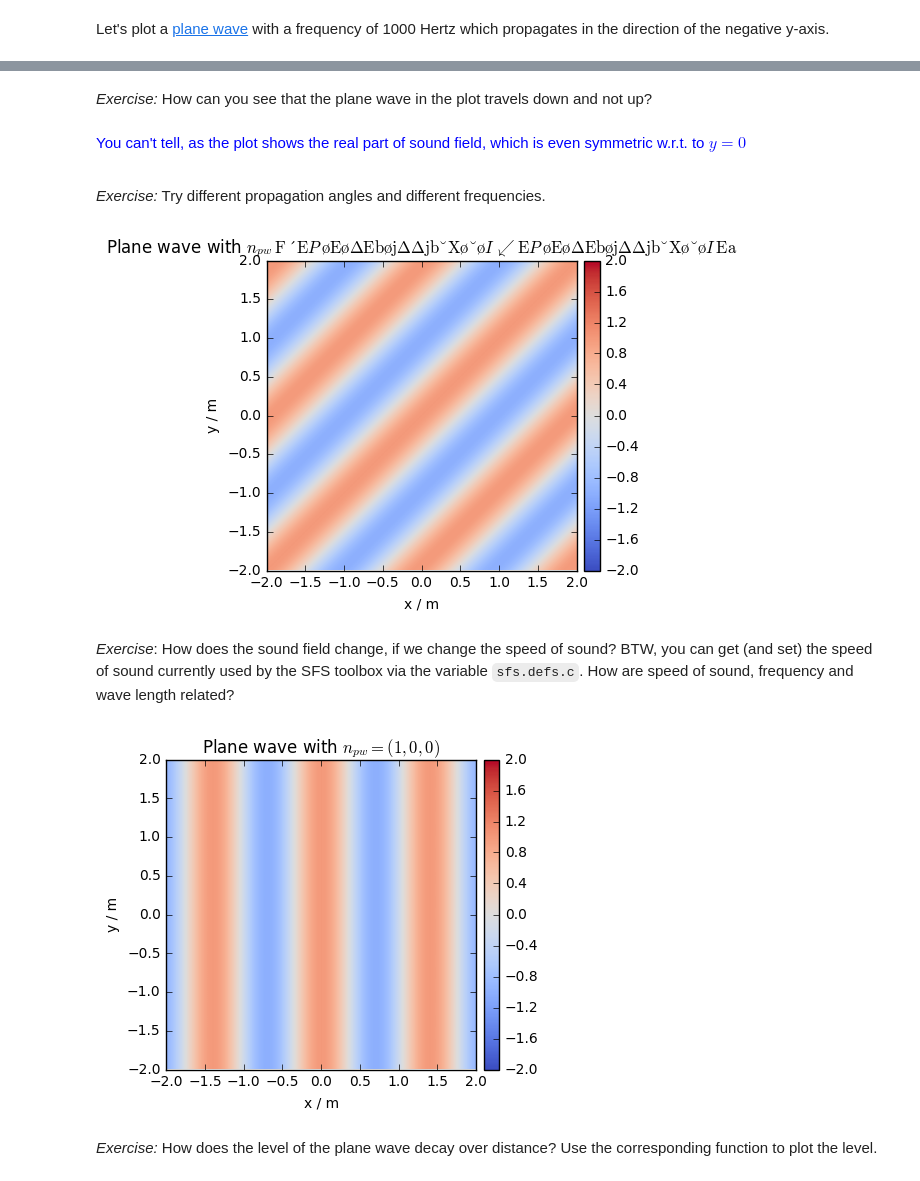
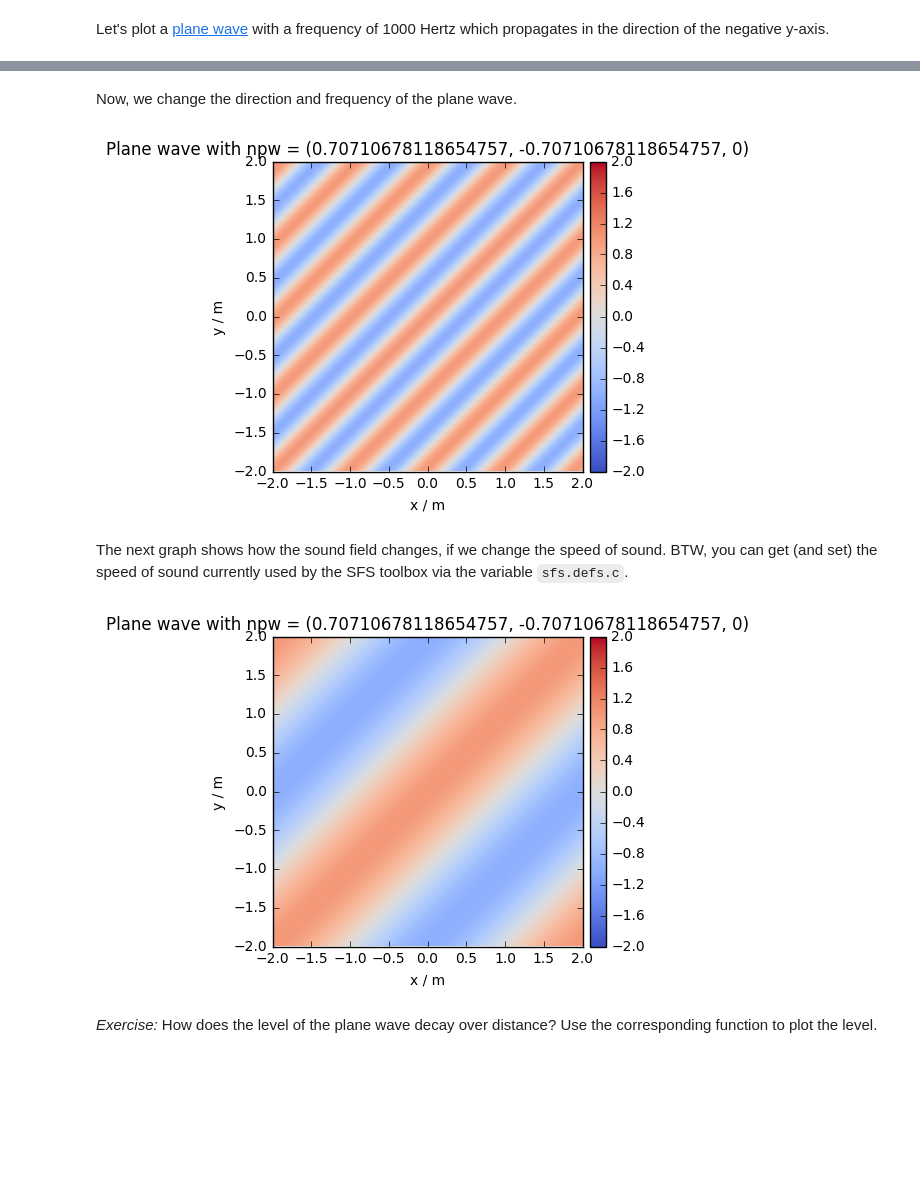
Before and after one commit to hagenw/audiotechnology-examples, a Jupyter notebook: 03_acoustics.ipynb, the cells around one changed output, grey strips where cells are left out. Saved outputs shown, nothing was run; the diff lists cells and outputs as text; code cells hidden in the pictures; blank space fills up the shorter version.

```diff
--- a/03_acoustics.ipynb
+++ b/03_acoustics.ipynb
@@ -93,13 +93,5 @@ plt.title('Plane wave with npw = {}'.format(npw));  # set title of plot
-# %% [markdown]
-*Exercise:* How can you see that the plane wave in the plot travels down and not up?
-# %% [markdown]
-<font color='blue'>
-
-You can't tell, as the plot shows the real part of sound field, which is even symmetric w.r.t. to $y=0$
-
-</font>
-# %% [markdown]
-*Exercise:* Try different propagation angles and different frequencies.
+# %% [markdown]
+Now, we change the direction and frequency of the plane wave.
 # %%
 npw = np.sqrt(0.5), -np.sqrt(0.5), 0  # propagation vector (unit length)
 f = 500 # time-frequency (Hz)
@@ -110,21 +102,21 @@ omega = 2 * np.pi * f  # angular frequency (rad/s)
 
 p_plane = sfs.mono.source.plane(omega, x0, npw, grid);  # compute sound pressure field
 sfs.plot.soundfield(p_plane, grid);  # plotting command
-plt.title("Plane wave with $n_{{pw}} = {}$".format(npw));  # set title of plot
+plt.title("Plane wave with npw = {}".format(npw));  # set title of plot
 # %% [output]
-[figure, old version]
+[figure, new version]
 # %% [markdown]
-*Exercise*: How does the sound field change, if we change the speed of sound? BTW, you can get (and set) the speed of sound currently used by the SFS toolbox via the variable `sfs.defs.c`. How are speed of sound, frequency and wave length related?
+The next graph shows how the sound field changes, if we change the speed of sound. BTW, you can get (and set) the speed of sound currently used by the SFS toolbox via the variable `sfs.defs.c`.
 # %%
 sfs.defs.c = 1400
 
 p_plane = sfs.mono.source.plane(omega, x0, npw, grid);  # compute sound pressure field
 sfs.plot.soundfield(p_plane, grid);  # plotting command
-plt.title("Plane wave with $n_{{pw}} = {}$".format(npw));  # set title of plot
+plt.title("Plane wave with npw = {}".format(npw));  # set title of plot
 
 sfs.defs.c = 343
 # %% [output]
-[figure, old version]
+[figure, new version]
 # %% [markdown]
 *Exercise:* How does the level of the plane wave decay over distance? Use the corresponding function to plot the level.
 # %%
```
Also changed, not shown: parts of 26 cells of this notebook.
